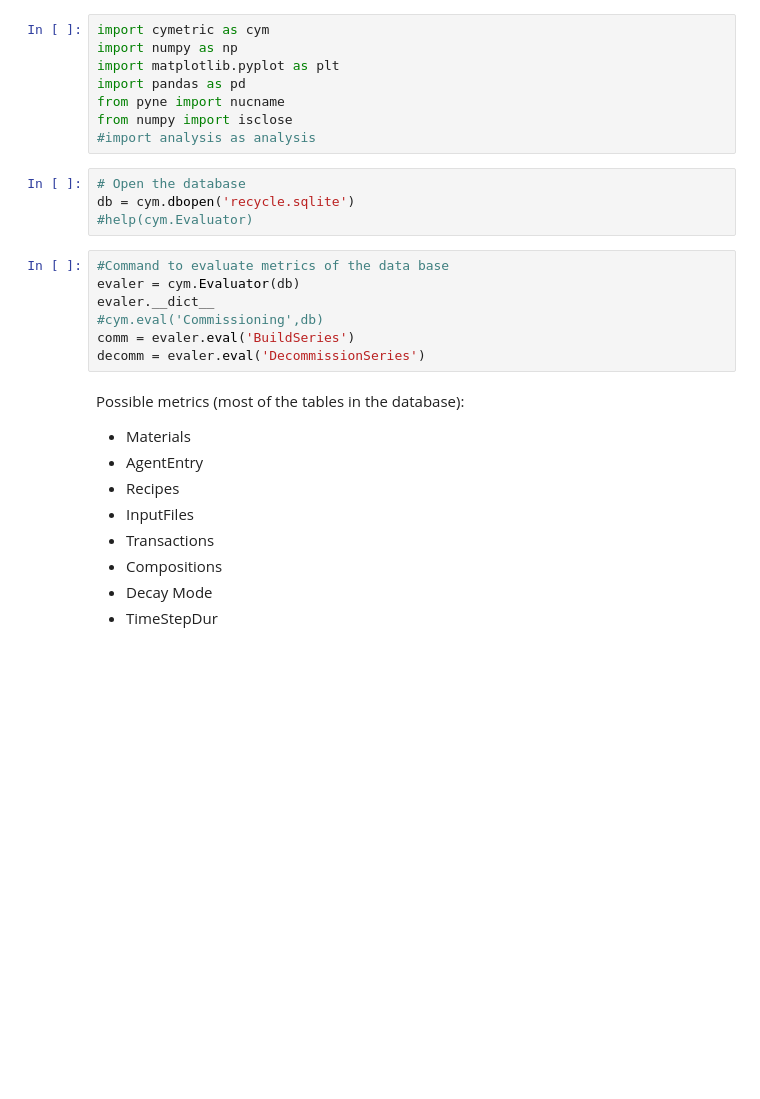
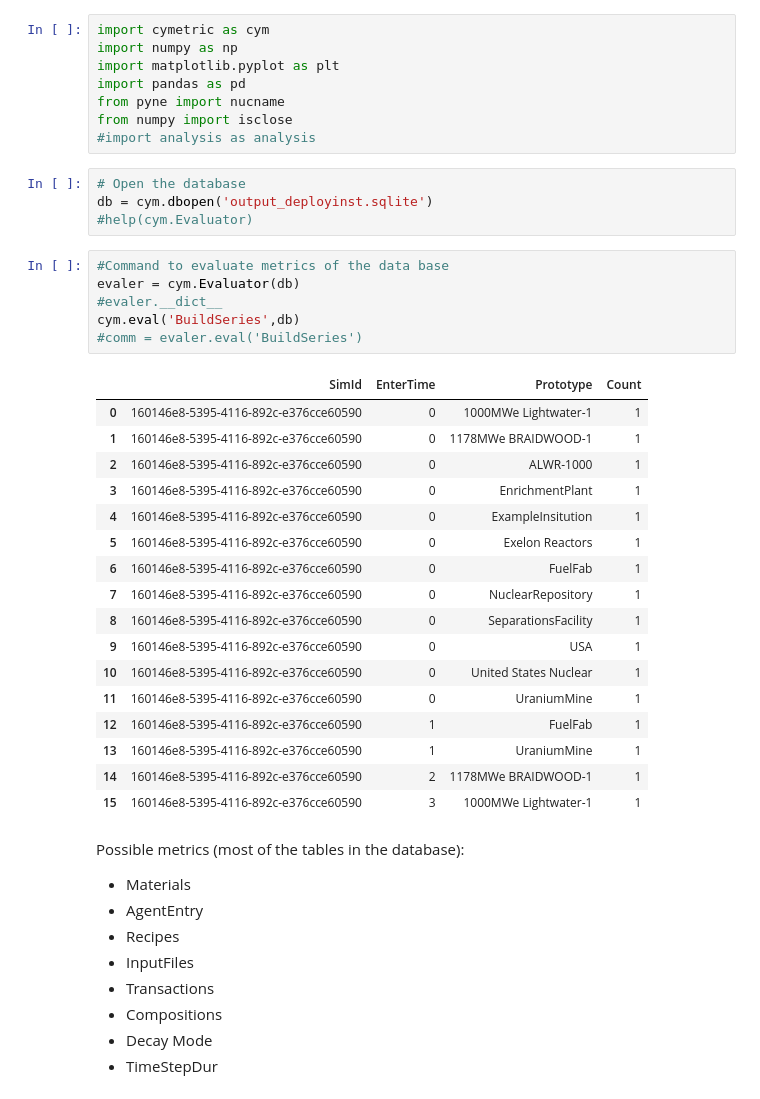
Before and after one commit to abachma2/toy_problems, a Jupyter notebook: cyclus_tutorial/Cymetric_Demo.ipynb, the cells around one changed output. Cells and saved outputs as stored; diff of their text form; blank space fills up the shorter version.

```diff
--- a/cyclus_tutorial/Cymetric_Demo.ipynb
+++ b/cyclus_tutorial/Cymetric_Demo.ipynb
@@ -42,15 +42,32 @@ from numpy import isclose
 #import analysis as analysis
 # %%
 # Open the database
-db = cym.dbopen('recycle.sqlite')
+db = cym.dbopen('output_deployinst.sqlite')
 #help(cym.Evaluator)
 # %%
 #Command to evaluate metrics of the data base
 evaler = cym.Evaluator(db)
-evaler.__dict__
-#cym.eval('Commissioning',db)
-comm = evaler.eval('BuildSeries')
-decomm = evaler.eval('DecommissionSeries')
+#evaler.__dict__
+cym.eval('BuildSeries',db)
+#comm = evaler.eval('BuildSeries')
+# %% [output]
+|  | SimId | EnterTime | Prototype | Count |
+| 0 | 160146e8-5395-4116-892c-e376cce60590 | 0 | 1000MWe Lightwater-1 | 1 |
+| 1 | 160146e8-5395-4116-892c-e376cce60590 | 0 | 1178MWe BRAIDWOOD-1 | 1 |
+| 2 | 160146e8-5395-4116-892c-e376cce60590 | 0 | ALWR-1000 | 1 |
+| 3 | 160146e8-5395-4116-892c-e376cce60590 | 0 | EnrichmentPlant | 1 |
+| 4 | 160146e8-5395-4116-892c-e376cce60590 | 0 | ExampleInsitution | 1 |
+| 5 | 160146e8-5395-4116-892c-e376cce60590 | 0 | Exelon Reactors | 1 |
+| 6 | 160146e8-5395-4116-892c-e376cce60590 | 0 | FuelFab | 1 |
+| 7 | 160146e8-5395-4116-892c-e376cce60590 | 0 | NuclearRepository | 1 |
+| 8 | 160146e8-5395-4116-892c-e376cce60590 | 0 | SeparationsFacility | 1 |
+| 9 | 160146e8-5395-4116-892c-e376cce60590 | 0 | USA | 1 |
+| 10 | 160146e8-5395-4116-892c-e376cce60590 | 0 | United States Nuclear | 1 |
+| 11 | 160146e8-5395-4116-892c-e376cce60590 | 0 | UraniumMine | 1 |
+| 12 | 160146e8-5395-4116-892c-e376cce60590 | 1 | FuelFab | 1 |
+| 13 | 160146e8-5395-4116-892c-e376cce60590 | 1 | UraniumMine | 1 |
+| 14 | 160146e8-5395-4116-892c-e376cce60590 | 2 | 1178MWe BRAIDWOOD-1 | 1 |
+| 15 | 160146e8-5395-4116-892c-e376cce60590 | 3 | 1000MWe Lightwater-1 | 1 |
 # %% [markdown]
 Possible metrics (most of the tables in the database):
 * Materials
```
Also changed, not shown: parts of 3 cells of this notebook, 4 other files.
